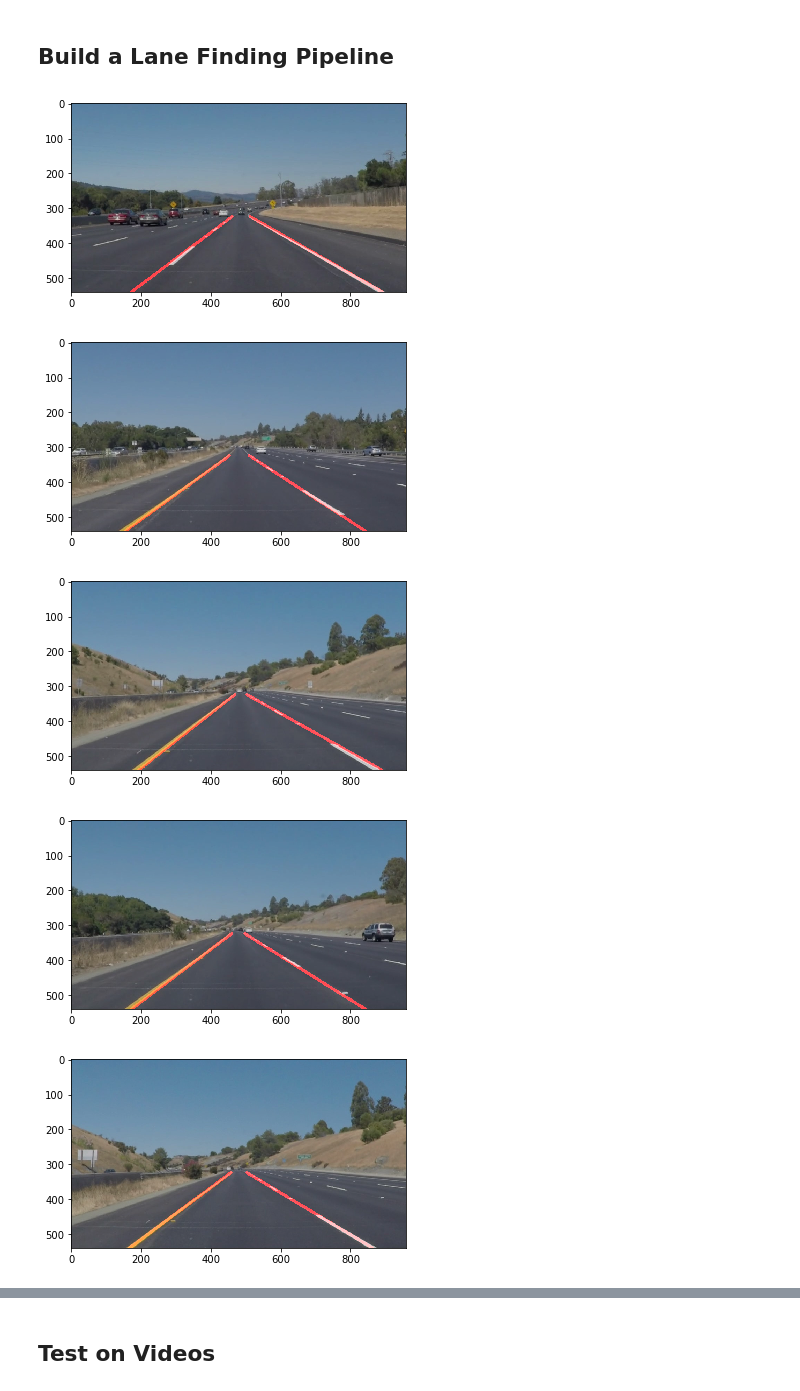
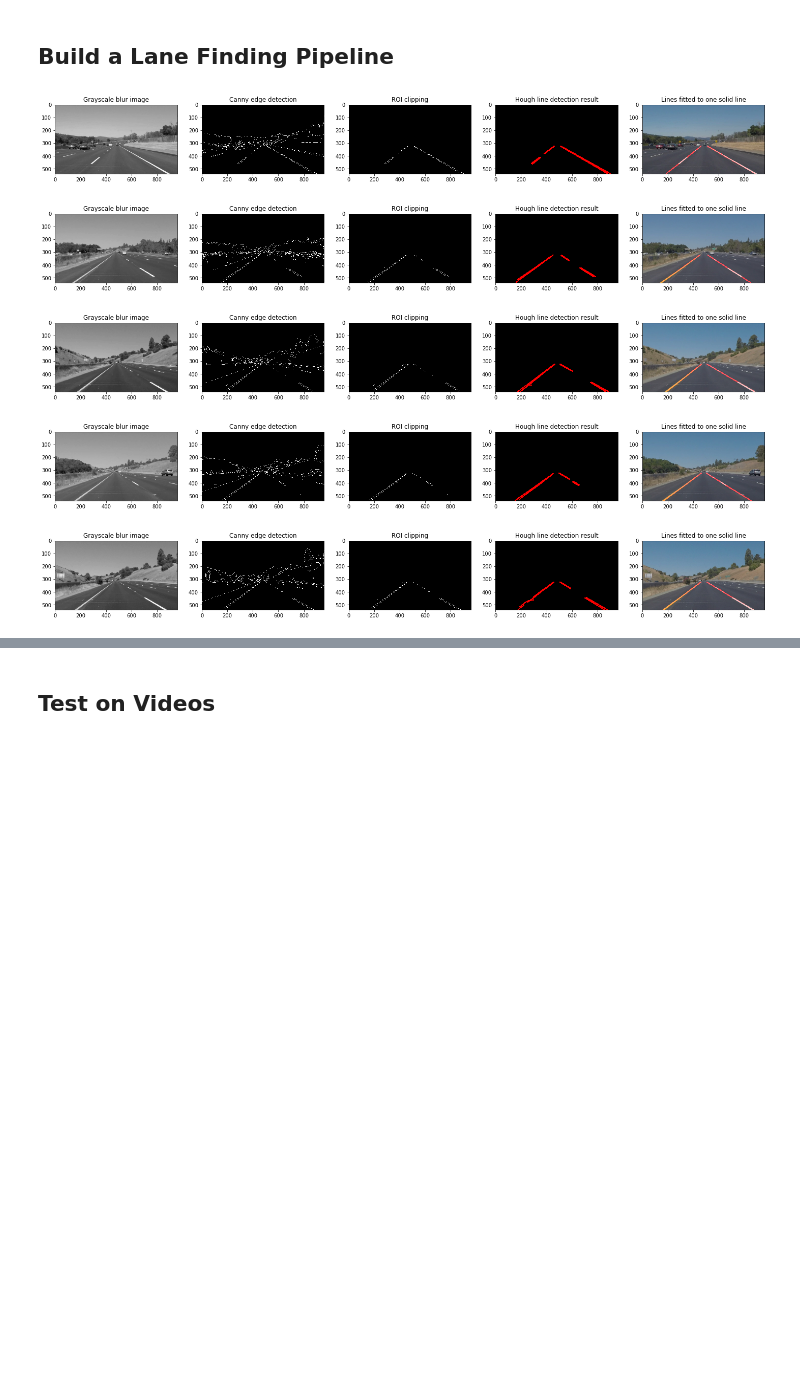
Before and after one commit to Zulkhuu/self-driving-car, a Jupyter notebook: P1_lane_finding/P1.ipynb, the cells around one changed output, grey strips where cells are left out. Cells and saved outputs as stored; diff of their text form; code cells hidden in the pictures; blank space fills up the shorter version.

```diff
--- a/P1_lane_finding/P1.ipynb
+++ b/P1_lane_finding/P1.ipynb
@@ -120,26 +142,41 @@ def weighted_img(img, initial_img, α=0.8, β=1., γ=0.):
 # %%
 # TODO: Build your pipeline that will draw lane lines on the test_images
 # then save them to the test_images_output directory.
-def find_lane(img):
+def find_lane(img, debug=False):
     h, w = img.shape[:2]
-    gray_img = grayscale(img)
-    blur_img = gaussian_blur(gray_img, 3)
-    canny_img = canny(blur_img, 50, 150)
+    img_gray = grayscale(img)
+    img_blur = gaussian_blur(img_gray, 3)
+    img_edge = canny(img_blur, 50, 150)
     vertices = [[[0.05*w, h], [0.45*w, 0.6*h], [0.55*w, 0.6*h], [0.95*w, h]]]
-    clipped_img = region_of_interest(canny_img, np.array(vertices, dtype=np.int))
+    img_clipped = region_of_interest(img_edge, np.array(vertices, dtype=np.int))
+    img_lanes = hough_lines(img_clipped, 2, np.pi/180, 15, 40, 20)
+    img_lanes = weighted_img(img_lanes, img)
 
-    lines = hough_lines(clipped_img, 2, np.pi/180, 20, 40, 20)
-    lanes_img = fit_lines(clipped_img, lines)
-    return weighted_img(lanes_img, img)
+    if debug is True:
+        img_lines = hough_lines(img_clipped, 2, np.pi/180, 15, 40, 20, solid=False)
+        plt.rcParams["figure.figsize"] = (25,4)
+        fig, axs = plt.subplots(1,5)
+
+        axs[0].imshow(img_blur, cmap = "gray")
+        axs[0].set_title('Grayscale blur image')
+        axs[1].imshow(img_edge, cmap = "gray")
+        axs[1].set_title('Canny edge detection')
+        axs[2].imshow(img_clipped, cmap = "gray")
+        axs[2].set_title('ROI clipping')
+        axs[3].imshow(img_lines)
+        axs[3].set_title('Hough line detection result')
+        axs[4].imshow(img_lanes)
+        axs[4].set_title('Lines fitted to one solid line')
+
+    return img_lanes
 # %%
 for img_file in os.listdir("test_images/"):
     img = mpimg.imread('test_images/' + img_file)
-    plt.figure()
-    plt.imshow(find_lane(img))
+    find_lane(img, debug=True)
 plt.show()
 # %% [output]
-[figure, old version]
+[figure, new version]
-[figure, old version]
+[figure, new version]
-[figure, old version]
+[figure, new version]
-[figure, old version]
+[figure, new version]
-[figure, old version]
+[figure, new version]
```
Also changed, not shown: parts of 14 cells of this notebook, 15 other files.
